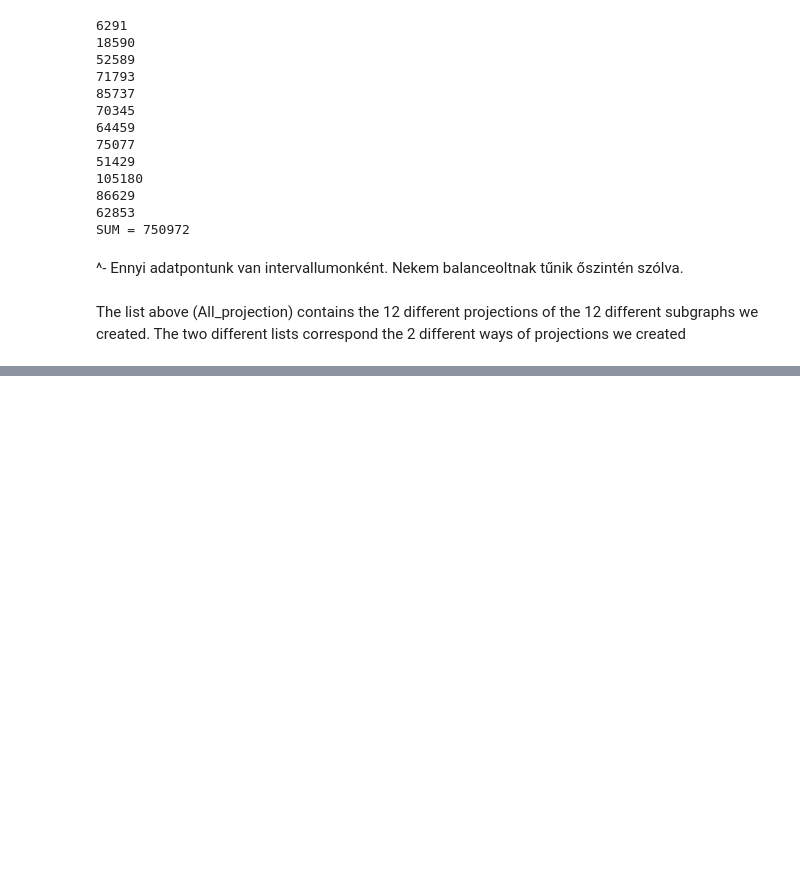
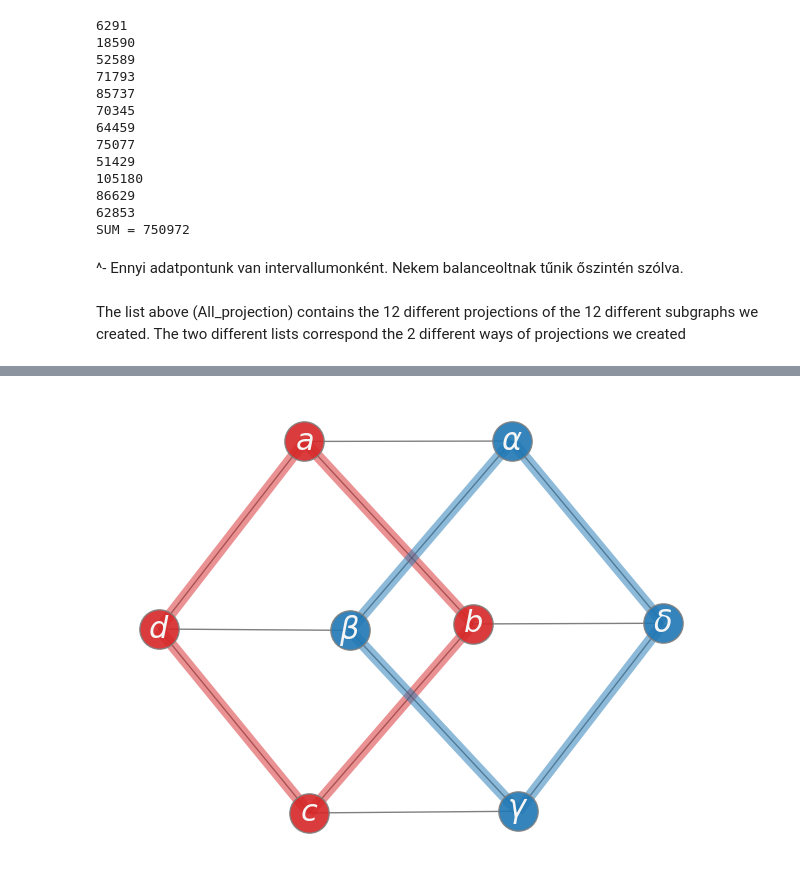
Before and after one commit to maritsm/temalabor-2023, a Jupyter notebook: temalabor.ipynb, the cells around one changed output, grey strips where cells are left out. Cells and saved outputs as stored; diff of their text form; code cells hidden in the pictures; blank space fills up the shorter version.

```diff
--- a/temalabor.ipynb
+++ b/temalabor.ipynb
@@ -566,0 +641,46 @@ plt.plot()
+# %%
+G = nx.cubical_graph()
+pos = nx.spring_layout(G, seed=3113794652)  # positions for all nodes
+
+# nodes
+options = {"edgecolors": "tab:gray", "node_size": 800, "alpha": 0.9}
+nx.draw_networkx_nodes(G, pos, nodelist=[0, 1, 2, 3], node_color="tab:red", **options)
+nx.draw_networkx_nodes(G, pos, nodelist=[4, 5, 6, 7], node_color="tab:blue", **options)
+
+# edges
+nx.draw_networkx_edges(G, pos, width=1.0, alpha=0.5)
+nx.draw_networkx_edges(
+    G,
+    pos,
+    edgelist=[(0, 1), (1, 2), (2, 3), (3, 0)],
+    width=8,
+    alpha=0.5,
+    edge_color="tab:red",
+)
+nx.draw_networkx_edges(
+    G,
+    pos,
+    edgelist=[(4, 5), (5, 6), (6, 7), (7, 4)],
+    width=8,
+    alpha=0.5,
+    edge_color="tab:blue",
+)
+
+
+# some math labels
+labels = {}
+labels[0] = r"$a$"
+labels[1] = r"$b$"
+labels[2] = r"$c$"
+labels[3] = r"$d$"
+labels[4] = r"$\alpha$"
+labels[5] = r"$\beta$"
+labels[6] = r"$\gamma$"
+labels[7] = r"$\delta$"
+nx.draw_networkx_labels(G, pos, labels, font_size=22, font_color="whitesmoke")
+
+plt.tight_layout()
+plt.axis("off")
+plt.show()
+# %% [output]
+[figure, added]
```
Also changed, not shown: parts of 9 cells of this notebook.
